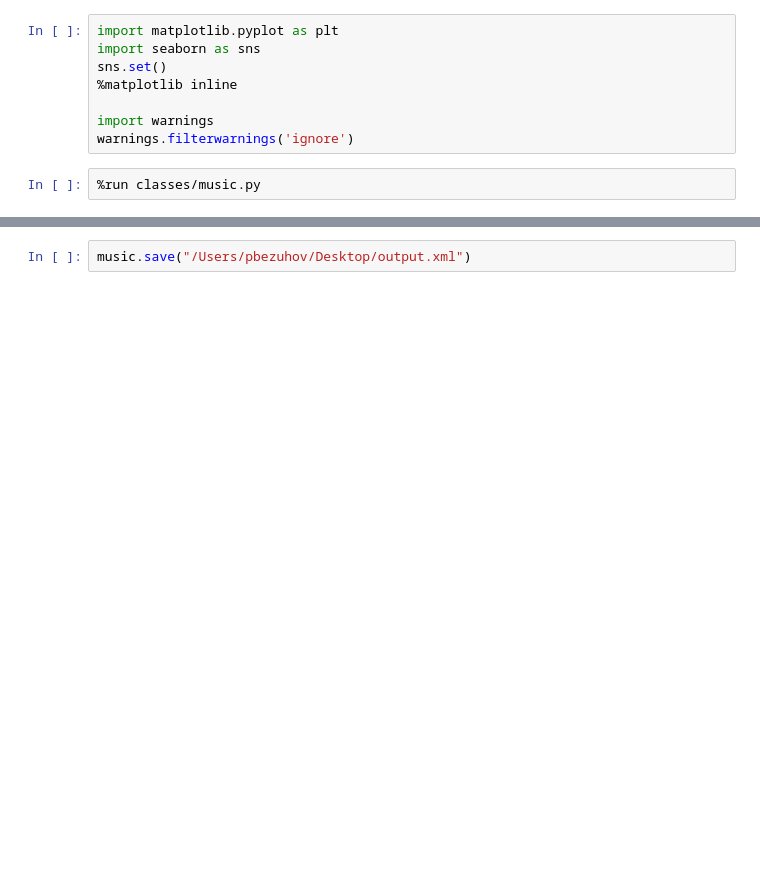
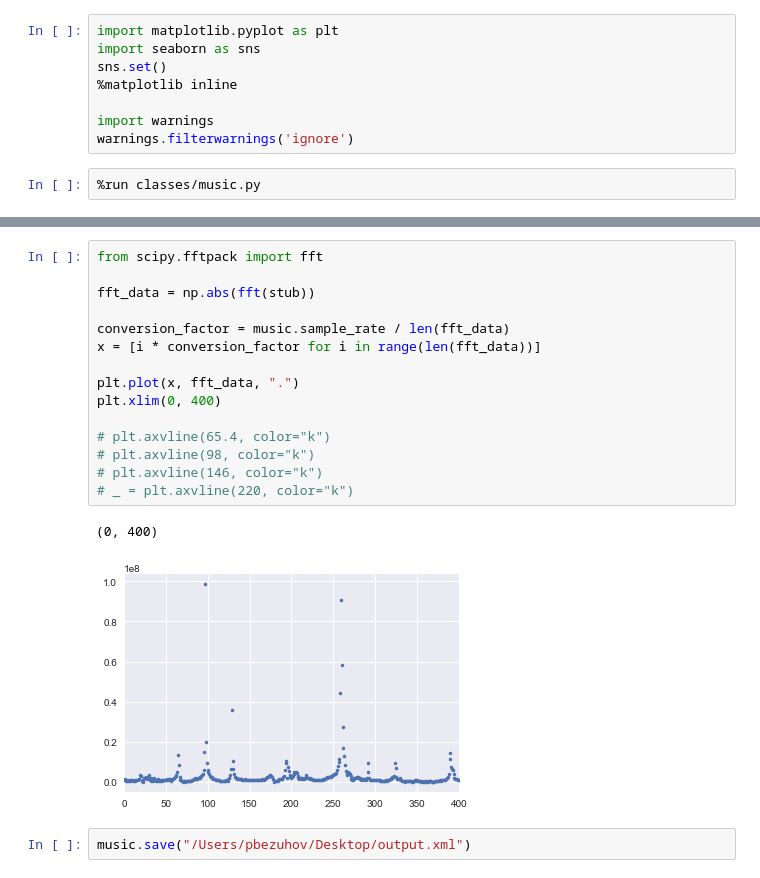
Before and after one commit to pstetz/Pitch-Perfect, a Jupyter notebook: main.ipynb, the cells around one changed output, grey strips where cells are left out. Cells and saved outputs as stored; diff of their text form; blank space fills up the shorter version.

```diff
--- a/main.ipynb
+++ b/main.ipynb
@@ -25,2 +25,20 @@ A, octave: 3, actual pitch: 216.0Hz, ideal pitch: 220.0Hz
+# %%
+from scipy.fftpack import fft
+
+fft_data = np.abs(fft(stub))
+
+conversion_factor = music.sample_rate / len(fft_data)
+x = [i * conversion_factor for i in range(len(fft_data))]
+
+plt.plot(x, fft_data, ".")
+plt.xlim(0, 400)
+
+# plt.axvline(65.4, color="k")
+# plt.axvline(98, color="k")
+# plt.axvline(146, color="k")
+# _ = plt.axvline(220, color="k")
+# %% [output]
+(0, 400)
+[figure, added]
 # %%
 music.save("/Users/pbezuhov/Desktop/output.xml")
```
Also changed, not shown: parts of 5 cells of this notebook, 3 other files.
